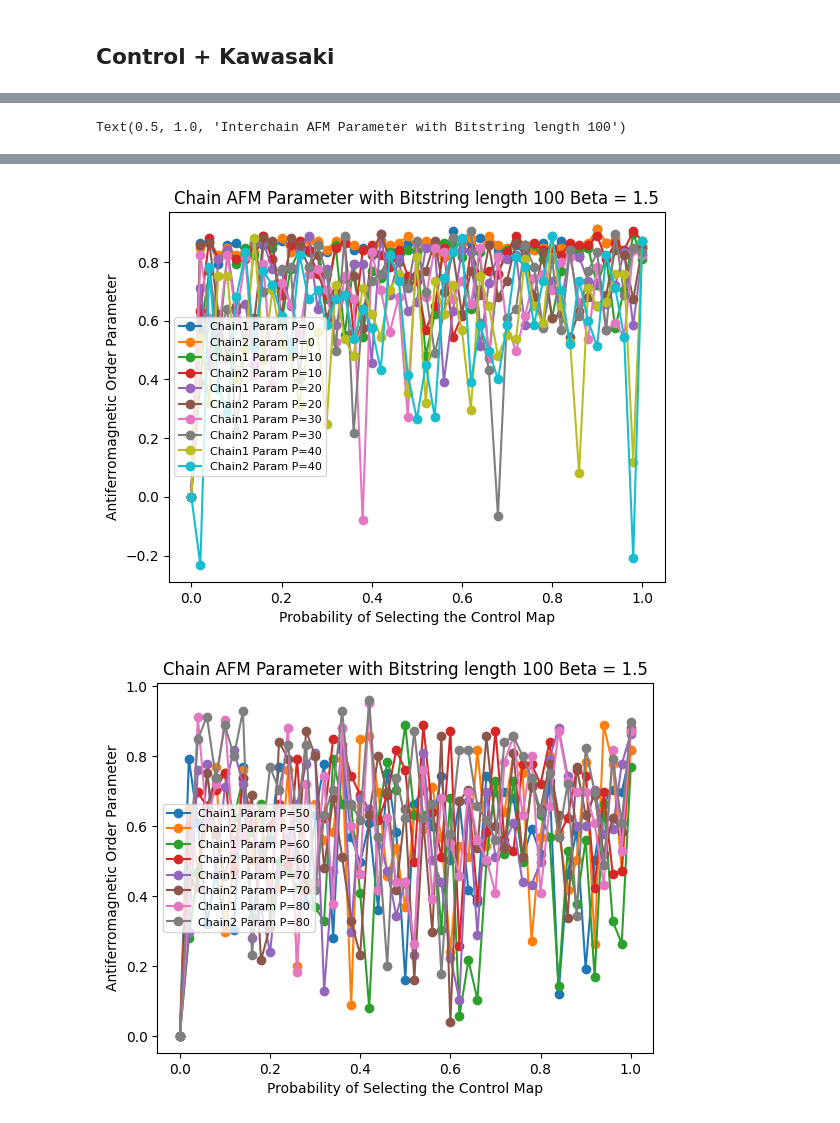
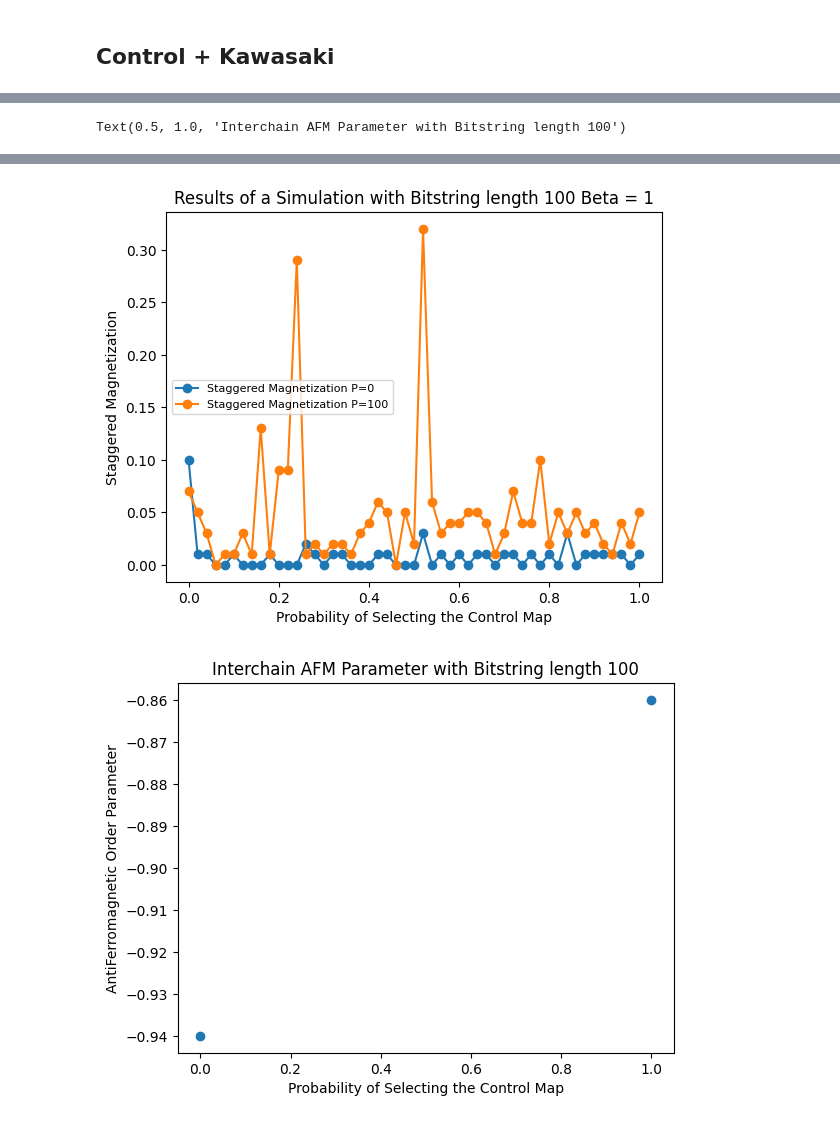
Before and after one commit to joshkarten/LabResearch, a Jupyter notebook: Simulation.ipynb, the cells around one changed output, grey strips where cells are left out. Cells and saved outputs as stored; diff of their text form; code cells hidden in the pictures.

```diff
--- a/Simulation.ipynb
+++ b/Simulation.ipynb
@@ -14,14 +14,17 @@ import os
 
 length = 100
 random.seed(10)
-times = 5
+times = 1
 low_prob = 00
 high_prob = 100 + 1
-Beta = 1.5
-K = 1
+Beta = 1
+K = -1
 num_chains = 2
-spacing = 10
+spacing = 100
 num_points = int(np.ceil((high_prob-low_prob)/spacing))
+NeelState1 = dec2int(Fraction(1,3),length)
+NeelState2 = dec2int(Fraction(2,3),length)
+
 if K == 1:
     path = 'D:/Lab Research Results/Simulation Results/AntiFerromagnet/beta = ' + str(Beta) + '/'
 else:
@@ -38,7 +41,7 @@ if (length**2//2) % 10 == 0:
     record2 = np.zeros([num_points, time_size], dtype=float)
     recordferro = np.zeros([times, num_points,time_size], dtype=float) # set up for ferromagnetic order parameter
     #record3 = np.zeros([high_prob-low_prob, 1], dtype=float)
-    recordlong = np.zeros((num_points, length, time_size), dtype=float) #[probability, position, time]
+    recordlong = np.zeros((num_points, time_size), dtype=float) #[probability, position, time]
     staggeredMagnetization = np.zeros((times, num_points,time_size), dtype=float)
     totalparam = np.zeros((num_points,time_size))
     totrecordlong = np.zeros((num_points, time_size))
@@ -50,7 +53,7 @@ else:
     record2 = np.zeros([num_points, time_size], dtype=float)
     recordferro = np.zeros([times, num_points,time_size], dtype=float) # set up for ferromagnetic order parameter
     #record3 = np.zeros([high_prob-low_prob, 1], dtype=float)
-    recordlong = np.zeros((num_points, length, time_size), dtype=float)
+    recordlong = np.zeros((num_points, time_size), dtype=float)
     staggeredMagnetization = np.zeros((times, num_points,time_size), dtype=float)
     totalparam = np.zeros((num_points,time_size))
     totrecordlong = np.zeros((num_points, time_size))
@@ -145,7 +145,7 @@ for k in range(0, times):
 #print( record1/3,  record2/3 , np.ndarray(np.sum(recordlong, axis=1)/(length*3)))
 for i in range(num_points):
     for tau in range(time_size):
-        totalparam[i, tau] = record1[i, tau]/3+record2[i, tau]/3 + (np.sum(recordlong, axis=1))[i, tau]/(length*3)
+        totalparam[i, tau] = record1[i, tau]/3+record2[i, tau]/3 + recordlong[i,tau]/3
 # %%
 plt.rcParams.update({
     "text.usetex": False,
@@ -184,8 +184,7 @@ ax.set_title(r'Results of a Simulation with Bitstring length '+str(length) +' Be
 fig.savefig(path+'Staggered Magnetization Length = ' + str(length) +'.png')
 
 fig, ax = plt.subplots()
-for p in range(length):
-    ax.scatter( np.linspace(0,1,num_points), recordlong[:, p, -1], marker='o', label="Param Row =" + str(p))
+ax.scatter( np.linspace(0,1,num_points), recordlong[:, -1], marker='o', label="Param Row =" + str(p))
 
 ax.set_xlabel(r'Probability of Selecting the Control Map')
 ax.set_ylabel(r'AntiFerromagnetic Order Parameter')
@@ -201,7 +200,7 @@ fig.savefig(path+'Interchain AFM Param Length = ' + str(length) +'.png')
 #ax.set_title(r'Results of a Simulation with Bitstring length '+str(length))
 #fig.save("200 Length BitString, Full Probability Spectrum")
 plt.show()
-print(lattice)
+print(bin(lattice[0])[2:].zfill(length),bin(lattice[1])[2:].zfill(length))
 #print(int(lattice[0], base = 2)-int(lattice[1], base = 2))
-print(record1[-1,-1],  record2[-1,-1])
+print(staggeredMagnetization[-1,-1,-1],  record2[-1,-1])
 # %% [output]
@@ -332,8 +335,7 @@ ax.set_ylabel(r'Staggered Magnetization')
 ax.set_title(r'Results of a Simulation with Bitstring length '+str(length) +' Beta = ' +str(Beta))
 
 fig, ax = plt.subplots()
-for p in range(length):
-    ax.scatter( np.linspace(0,1,num_points), recordlong[:, p, -1], marker='o', label="Param Row =" + str(p))
+ax.scatter( np.linspace(0,1,num_points), recordlong[:, -1], marker='o', label="Param Row =" + str(p))
 
 ax.set_xlabel(r'Probability of Selecting the Control Map')
 ax.set_ylabel(r'AntiFerromagnetic Order Parameter')
@@ -346,2 +348,2 @@ Text(0.5, 1.0, 'Interchain AFM Parameter with Bitstring length 100')
-[figure, old version]
+[figure, new version]
-[figure, old version]
+[figure, new version]
```
Also changed, not shown: parts of 6 cells of this notebook.
